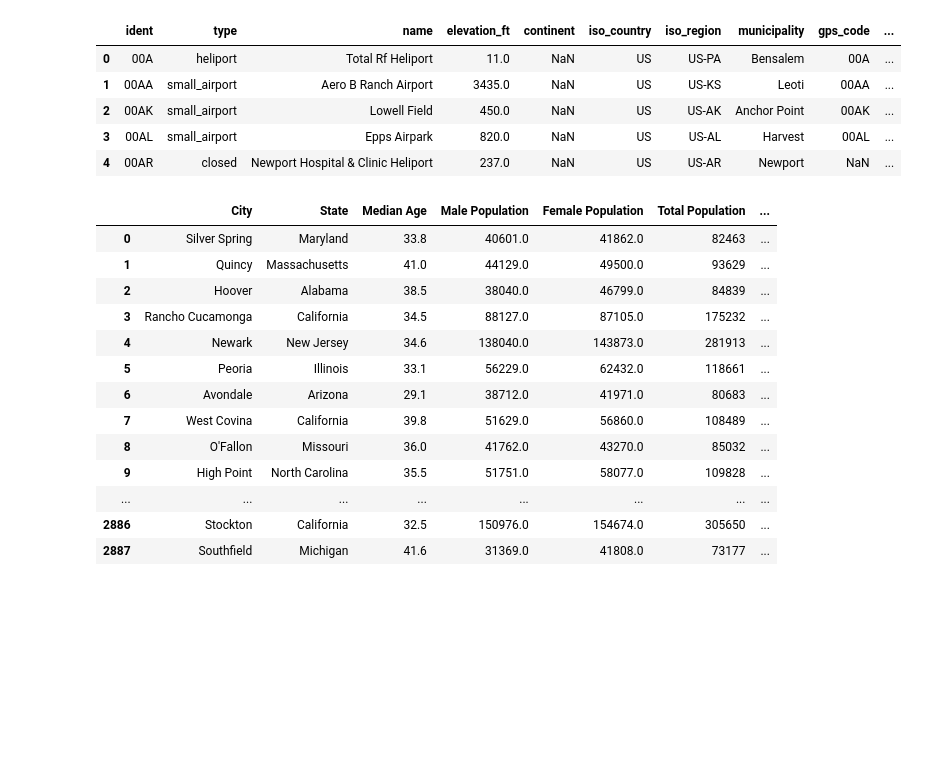
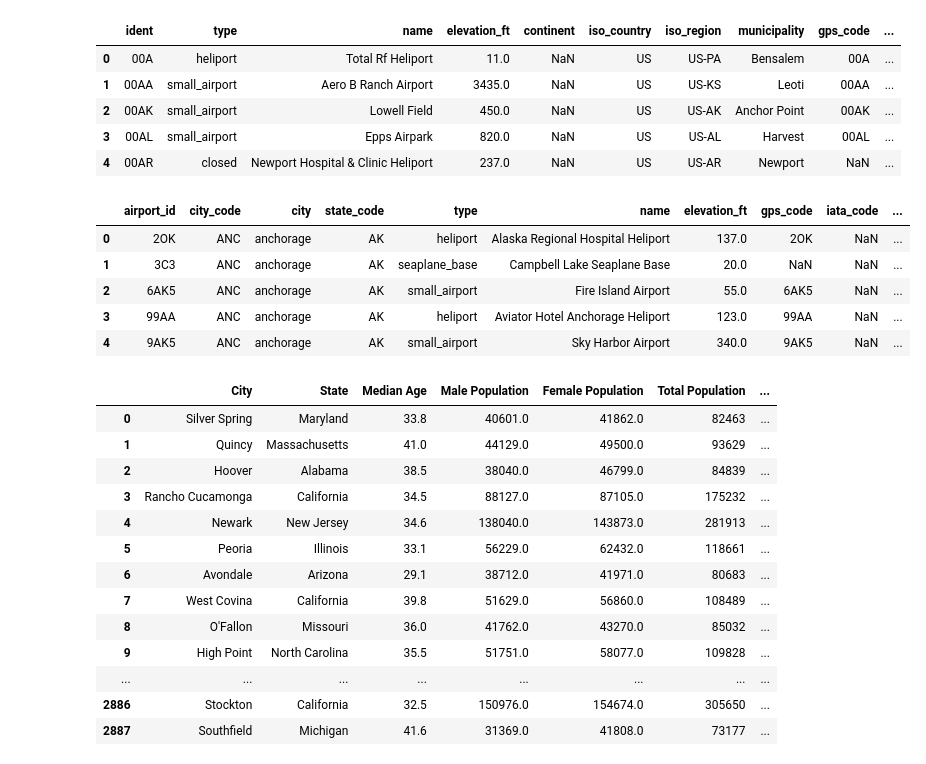
Before and after one commit to sahil350/us_immigrations, a Jupyter notebook: exploring.ipynb, the cells around one changed output. Cells and saved outputs as stored; diff of their text form; code cells hidden in the pictures; blank space fills up the shorter version.

Commit message:
completed staging table 2, and 3

```diff
--- a/exploring.ipynb
+++ b/exploring.ipynb
@@ -178,3 +191,22 @@ airports.head()
+# %%
+airports.municipality = airports.municipality.str.lower()
+# %%
+airports_city = ports_df.merge(airports, left_on='city', right_on='municipality')[['ident', 'code', 'city', 'state_code', 'type', 'name',\
+                                                                   'elevation_ft', 'gps_code', 'iata_code', 'local_code', 'coordinates']]
+# %%
+airports_city.rename(columns={'code': 'city_code', 'ident': 'airport_id'}, inplace=True)
+# %%
+airports_city = pd.concat([airports_city, airports_city.coordinates.str.split(',', expand=True).rename(columns={0: 'longitude', 1:'latitude'})],\
+         axis=1).drop('coordinates', axis=1)
+# %%
+airports_city.head()
+# %% [output]
+|  | airport_id | city_code | city | state_code | type | name | elevation_ft | gps_code | iata_code | ... |
+| 0 | 2OK | ANC | anchorage | AK | heliport | Alaska Regional Hospital Heliport | 137.0 | 2OK | NaN | ... |
+| 1 | 3C3 | ANC | anchorage | AK | seaplane_base | Campbell Lake Seaplane Base | 20.0 | NaN | NaN | ... |
+| 2 | 6AK5 | ANC | anchorage | AK | small_airport | Fire Island Airport | 55.0 | 6AK5 | NaN | ... |
+| 3 | 99AA | ANC | anchorage | AK | heliport | Aviator Hotel Anchorage Heliport | 123.0 | 99AA | NaN | ... |
+| 4 | 9AK5 | ANC | anchorage | AK | small_airport | Sky Harbor Airport | 340.0 | 9AK5 | NaN | ... |
 # %%
 us_cities
 # %% [output]
```
Also changed, not shown: parts of 3 cells of this notebook, 3 other files.
